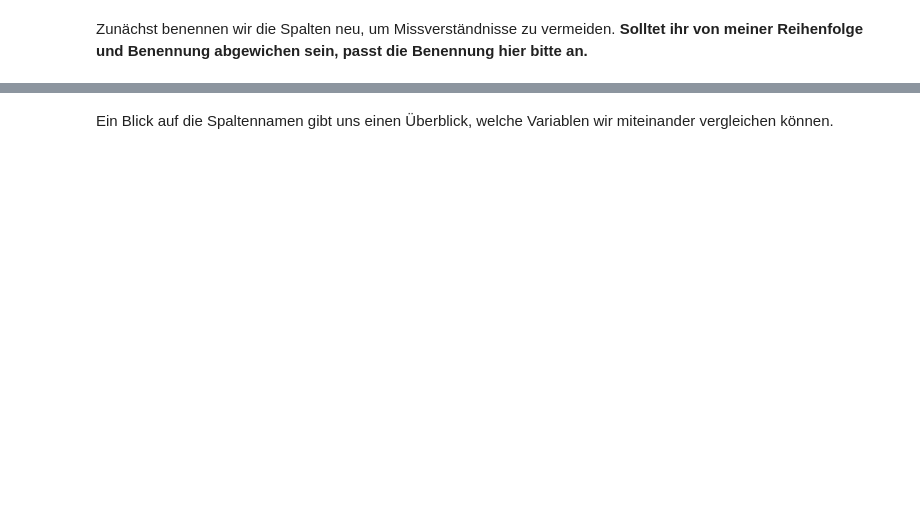
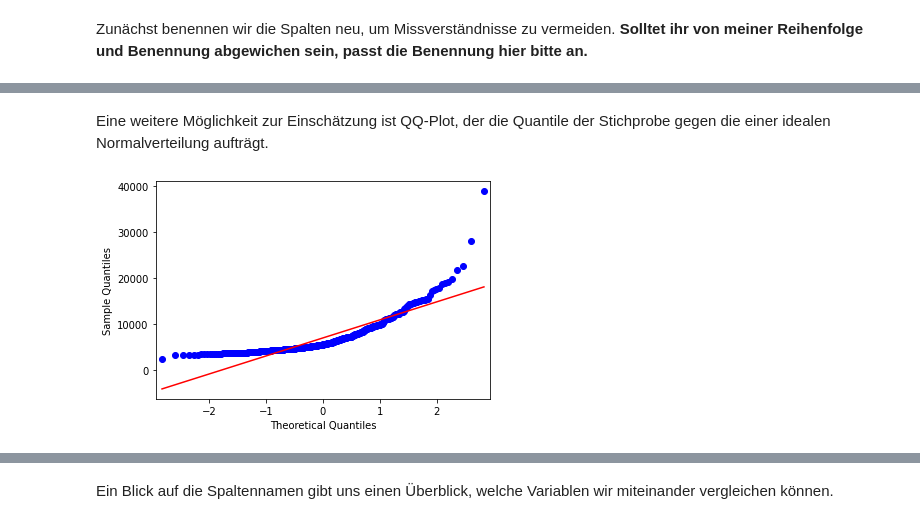
Before and after one commit to phiscu/low_cost_sensors, a Jupyter notebook: ufp_spatial_analysis.ipynb, the cells around one changed output, grey strips where cells are left out. Saved outputs shown, nothing was run; the diff lists cells and outputs as text; code cells hidden in the pictures; blank space fills up the shorter version.

```diff
--- a/ufp_spatial_analysis.ipynb
+++ b/ufp_spatial_analysis.ipynb
@@ -49,0 +166,7 @@ from sklearn.linear_model import LinearRegression
+# %% [markdown]
+Eine weitere Möglichkeit zur Einschätzung ist QQ-Plot, der die Quantile der Stichprobe gegen die einer idealen Normalverteilung aufträgt.
+# %%
+qqplot(data['ufp'], line='s')
+plt.show()
+# %% [output]
+[figure, added]
```
Also changed, not shown: parts of 91 cells of this notebook, 2 other files.
